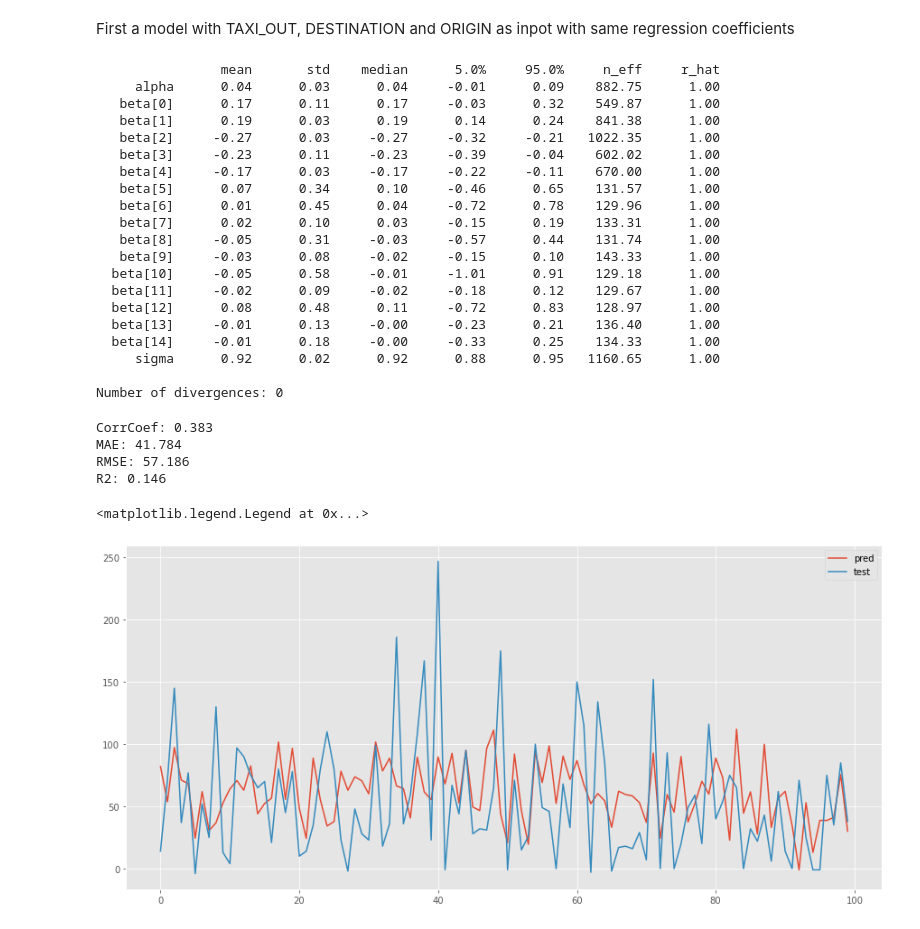
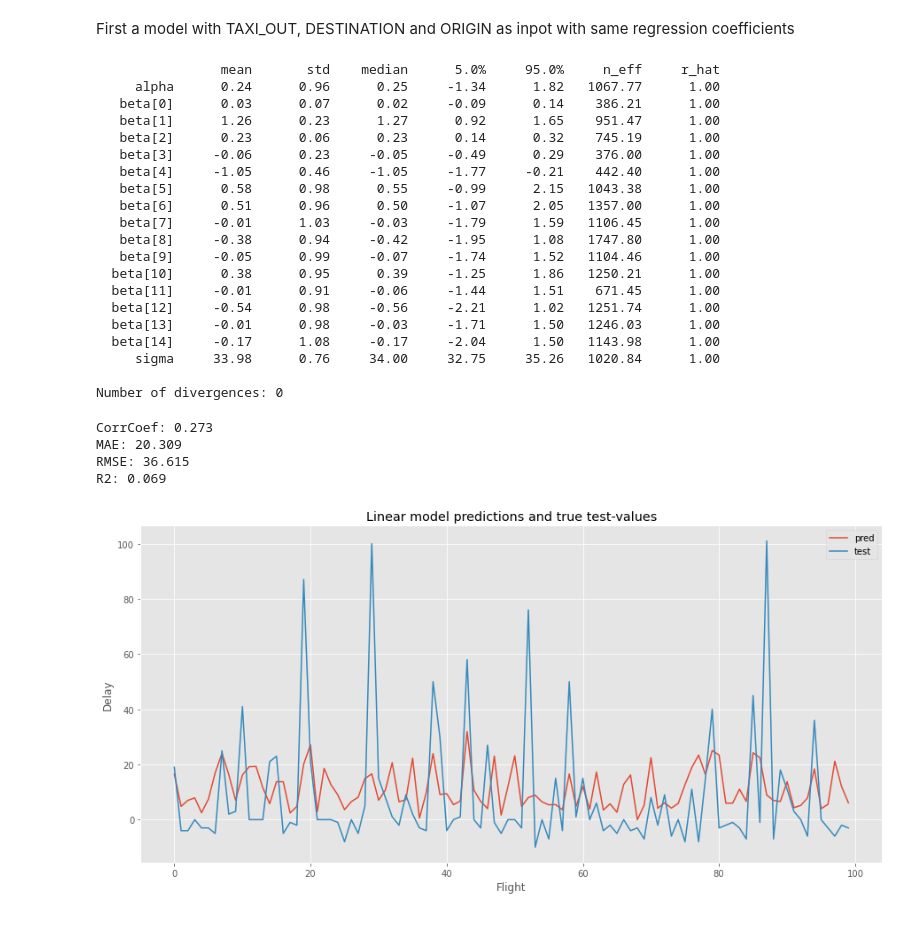
Before and after one commit to JCRL21/ModelML_project, a Jupyter notebook: LinRegModel.ipynb, the cells around one changed output. Cells and saved outputs as stored; diff of their text form; code cells hidden in the pictures.

```diff
--- a/LinRegModel.ipynb
+++ b/LinRegModel.ipynb
@@ -31,3 +27,18 @@ df = df.drop(columns=['Unnamed: 0','CARRIER_DELAY'])
+# %%
+df = pd.read_csv("Data/data_pre.csv")
+df = df.dropna()
+
+# Standard, non-time-series (uncomment to run this)
+df = df.drop(columns=['Unnamed: 0', 'DELAY_PREV_STD', 'DELAY_PREV_AVG'])
+
+# Only Average (uncomment to run this)
+#df = df.drop(columns=['Unnamed: 0', 'DELAY_PREV_STD'])
+
+# Only STD (uncomment to run this)
+#df = df.drop(columns=['Unnamed: 0', 'DELAY_PREV_AVG'])
+
+# Both (uncomment to run this)
+#df = df.drop(columns=['Unnamed: 0'])
 # %%
 y = df.DEP_DELAY
 dates = df.FL_DATE
@@ -113,23 +125,23 @@ mcmc.run(X_train_small, y_train_small)
 mcmc.summary()
 # %% [output]
                 mean       std    median      5.0%     95.0%     n_eff     r_hat
-     alpha      0.04      0.03      0.04     -0.01      0.09    882.75      1.00
-   beta[0]      0.17      0.11      0.17     -0.03      0.32    549.87      1.00
-   beta[1]      0.19      0.03      0.19      0.14      0.24    841.38      1.00
-   beta[2]     -0.27      0.03     -0.27     -0.32     -0.21   1022.35      1.00
-   beta[3]     -0.23      0.11     -0.23     -0.39     -0.04    602.02      1.00
-   beta[4]     -0.17      0.03     -0.17     -0.22     -0.11    670.00      1.00
-   beta[5]      0.07      0.34      0.10     -0.46      0.65    131.57      1.00
-   beta[6]      0.01      0.45      0.04     -0.72      0.78    129.96      1.00
-   beta[7]      0.02      0.10      0.03     -0.15      0.19    133.31      1.00
-   beta[8]     -0.05      0.31     -0.03     -0.57      0.44    131.74      1.00
-   beta[9]     -0.03      0.08     -0.02     -0.15      0.10    143.33      1.00
-  beta[10]     -0.05      0.58     -0.01     -1.01      0.91    129.18      1.00
-  beta[11]     -0.02      0.09     -0.02     -0.18      0.12    129.67      1.00
-  beta[12]      0.08      0.48      0.11     -0.72      0.83    128.97      1.00
-  beta[13]     -0.01      0.13     -0.00     -0.23      0.21    136.40      1.00
-  beta[14]     -0.01      0.18     -0.00     -0.33      0.25    134.33      1.00
-     sigma      0.92      0.02      0.92      0.88      0.95   1160.65      1.00
+     alpha      0.24      0.96      0.25     -1.34      1.82   1067.77      1.00
+   beta[0]      0.03      0.07      0.02     -0.09      0.14    386.21      1.00
+   beta[1]      1.26      0.23      1.27      0.92      1.65    951.47      1.00
+   beta[2]      0.23      0.06      0.23      0.14      0.32    745.19      1.00
+   beta[3]     -0.06      0.23     -0.05     -0.49      0.29    376.00      1.00
+   beta[4]     -1.05      0.46     -1.05     -1.77     -0.21    442.40      1.00
+   beta[5]      0.58      0.98      0.55     -0.99      2.15   1043.38      1.00
+   beta[6]      0.51      0.96      0.50     -1.07      2.05   1357.00      1.00
+   beta[7]     -0.01      1.03     -0.03     -1.79      1.59   1106.45      1.00
+   beta[8]     -0.38      0.94     -0.42     -1.95      1.08   1747.80      1.00
+   beta[9]     -0.05      0.99     -0.07     -1.74      1.52   1104.46      1.00
+  beta[10]      0.38      0.95      0.39     -1.25      1.86   1250.21      1.00
+  beta[11]     -0.01      0.91     -0.06     -1.44      1.51    671.45      1.00
+  beta[12]     -0.54      0.98     -0.56     -2.21      1.02   1251.74      1.00
+  beta[13]     -0.01      0.98     -0.03     -1.71      1.50   1246.03      1.00
+  beta[14]     -0.17      1.08     -0.17     -2.04      1.50   1143.98      1.00
+     sigma     33.98      0.76     34.00     32.75     35.26   1020.84      1.00
 
 Number of divergences: 0
 # %%
@@ -140,22 +152,25 @@ posterior_samples = mcmc.get_samples()
 y_hat = np.mean(posterior_samples["alpha"].numpy().T + np.dot(X_test.to_numpy(), posterior_samples["beta"].numpy().T), axis=1)
 
 # Convert back to the original scale
-preds = y_hat * y_test_std + y_test_mean
-y_true = y_test * y_test_std + y_test_mean
+preds = y_hat# * y_test_std + y_test_mean
+y_true = y_test# * y_test_std + y_test_mean
 
 corr, mae, rae, rmse, r2 = compute_error(y_true, preds)
 print("CorrCoef: %.3f\nMAE: %.3f\nRMSE: %.3f\nR2: %.3f" % (corr, mae, rmse, r2))
 # %% [output]
-CorrCoef: 0.383
-MAE: 41.784
-RMSE: 57.186
-R2: 0.146
+CorrCoef: 0.273
+MAE: 20.309
+RMSE: 36.615
+R2: 0.069
 # %%
 y_true = y_true.reset_index().drop('index',axis=1)
 fig = plt.subplots(1,figsize=(15,7))
 plt.plot(preds[:100],label='pred')
 plt.plot(y_true[:100],label='test')
+plt.title('Linear model predictions and true test-values')
+plt.xlabel('Flight')
+plt.ylabel('Delay')
 plt.legend()
+plt.savefig('Lin_reg_worst.png', dpi=300)
 # %% [output]
-<matplotlib.legend.Legend at 0x...>
-[figure, old version]
+[figure, new version]
```
Also changed, not shown: parts of 4 cells of this notebook, 2 other files.
